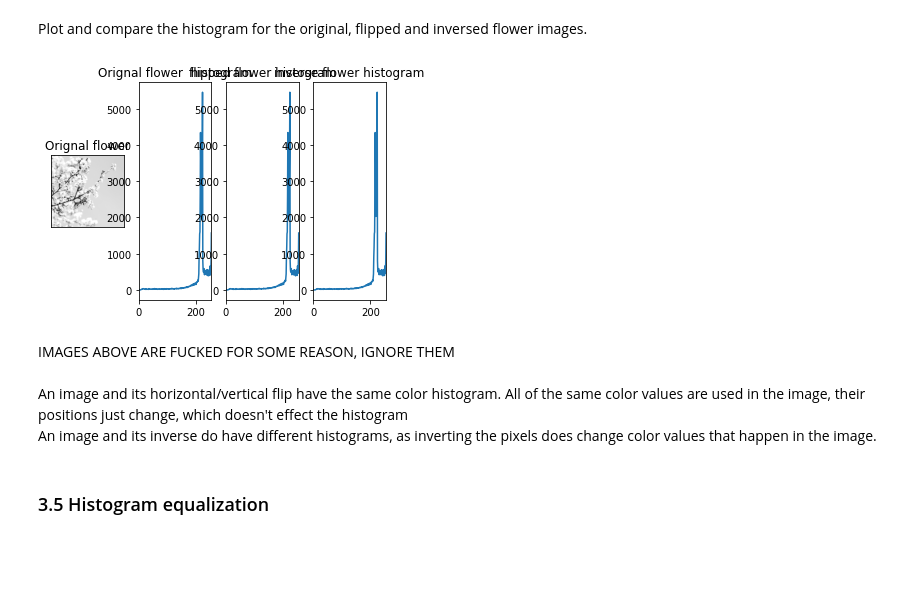
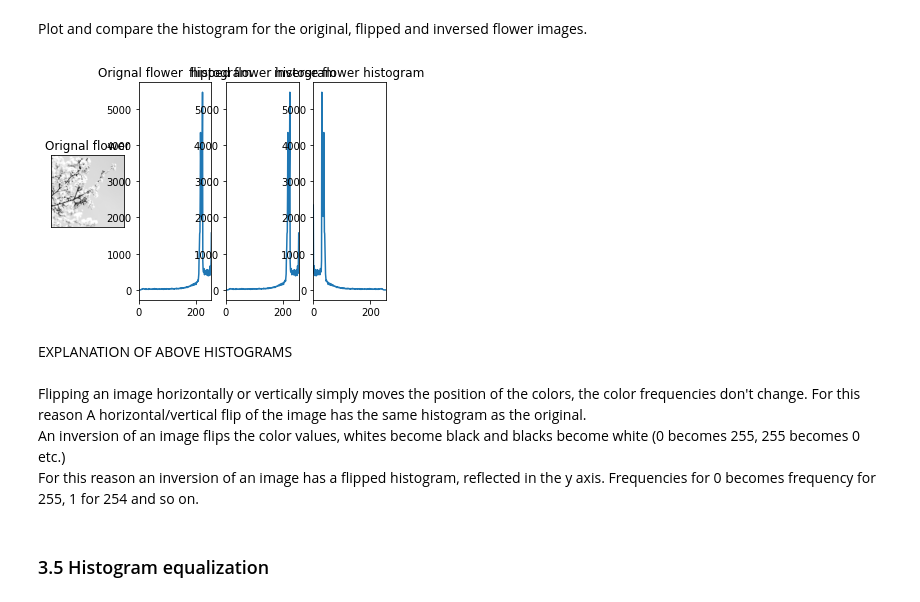
Before and after one commit to liam-michel/ai-labs, a Jupyter notebook: COM2028_Week_7_Lab_ImgProcessing.ipynb, the cells around one changed output. Drawn from its saved outputs; the diff is of its cells as text; code cells hidden in the pictures; blank space fills up the shorter version.

Commit message:
added some markdown for explanation

```diff
--- a/COM2028_Week_7_Lab_ImgProcessing.ipynb
+++ b/COM2028_Week_7_Lab_ImgProcessing.ipynb
@@ -488,8 +486,7 @@ hist = np.zeros(256)
 hist_flipped = np.zeros(256)
 hist_inverse = np.zeros(256)
 
-flipped_vertical_arr = flower[::-1, :]
-inverse = flower[::-1, ::-1]
+
 
 
 for (x,y),value in np.ndenumerate(flower.astype(np.uint8)):
@@ -505,38 +502,40 @@ for (x,y),value in np.ndenumerate(inverse.astype(np.uint8)):
 #show the images
 fig = plt.figure(0)
 plt.subplot(141)
 plt.imshow(flower.astype(np.uint8), cmap="gray")
 plt.title('Orignal flower')
 plt.xticks([])
 plt.yticks([])
 
 
 plt.subplot(142)
 plt.xlim([0,255])
 plt.plot(hist)
 plt.title('Orignal flower  histogram')
 
 #show the images
 plt.subplot(143)
 plt.xlim([0,255])
 plt.plot(hist_flipped)
 plt.title('flipped flower histogram')
 
 #show the images
 plt.subplot(144)
 plt.xlim([0,255])
 plt.plot(hist_inverse)
 plt.title('inverse flower histogram')
 
 
 
 plt.show()
+#histograms are explained below
 # %% [output]
-[figure, old version]
+[figure, new version]
-# %% [markdown]
-IMAGES ABOVE ARE FUCKED FOR SOME REASON, IGNORE THEM<br /><br />
-An image and its horizontal/vertical flip have the same color histogram. All of the same color values are used in the image, their positions just change, which doesn't effect the histogram<br />
-An image and its inverse do have different histograms, as inverting the pixels does change color values that happen in the image.
+# %% [markdown]
+EXPLANATION OF ABOVE HISTOGRAMS <br /> <br />
+Flipping an image horizontally or vertically simply moves the position of the colors, the color frequencies don't change. For this reason A horizontal/vertical flip of the image has the same histogram as the original. <br />
+An inversion of an image flips the color values, whites become black and blacks become white (0 becomes 255, 255 becomes 0 etc.) <br />
+For this reason an inversion of an image has a flipped histogram, reflected in the y axis. Frequencies for 0 becomes frequency for 255, 1 for 254 and so on.
 # %% [markdown]
 ### 3.5 Histogram equalization
 # %% [markdown]
```
Also changed, not shown: parts of 6 cells of this notebook.
